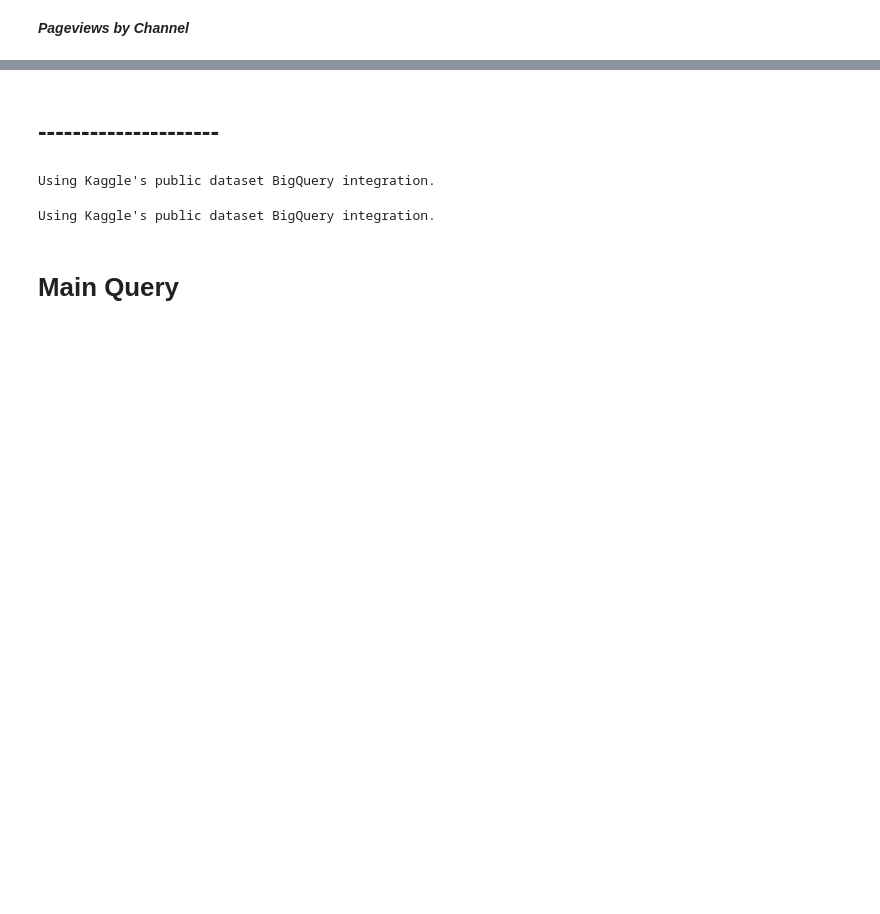
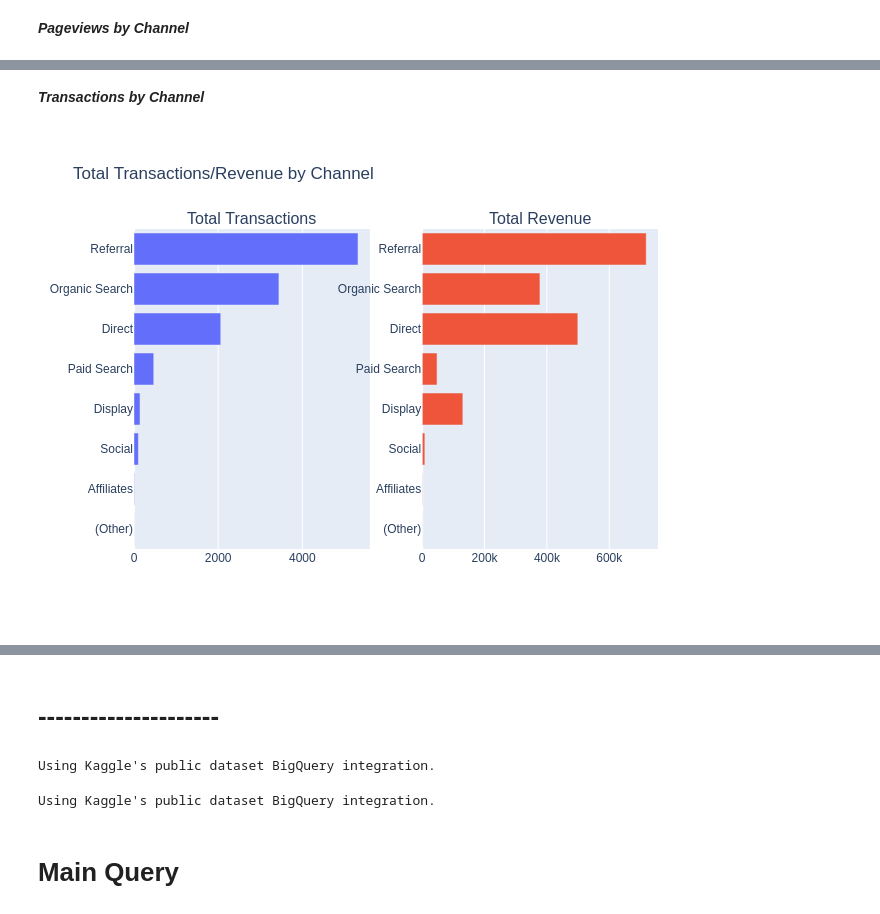
Before and after one commit to ganiosh92/DA-ecommerce-clickstream-analytics, a Jupyter notebook: ga-exploration.ipynb, the cells around one changed output, grey strips where cells are left out. Cells and saved outputs as stored; diff of their text form; code cells hidden in the pictures; blank space fills up the shorter version.

Commit message:
added kaleido to save plotly plots as .png

```diff
--- a/ga-exploration.ipynb
+++ b/ga-exploration.ipynb
@@ -117,0 +123,46 @@ fig.show()
+# %% [markdown]
+***Transactions by Channel***
+# %%
+#Calculate total transactions and total revenue by channel
+query = """
+            SELECT
+                channelGrouping as channel_grouping,
+                COUNT(DISTINCT hits.transaction.transactionId) as total_transactions,
+                SUM(hits.transaction.transactionRevenue)/1000000 as total_revenue
+            FROM `bigquery-public-data.google_analytics_sample.ga_sessions_*` as ga, UNNEST(ga.hits) as hits
+            WHERE _TABLE_SUFFIX BETWEEN '20160801' AND '20170801'
+            GROUP BY channelGrouping
+            ORDER BY total_transactions"""
+
+df = client.query(query).result().to_dataframe()
+df
+
+# VIZ
+
+#split the canvas into one row and two columns
+fig = sp.make_subplots(rows=1, cols=2, subplot_titles=['Total Transactions', 'Total Revenue'])
+
+# Add the first bar plot
+fig.add_trace(go.Bar(
+    x=df['total_transactions'],
+    y=df['channel_grouping'],
+    orientation='h',
+), row=1, col=1)
+
+# Add the second bar plot
+fig.add_trace(go.Bar(
+    x=df['total_revenue'],
+    y=df['channel_grouping'],
+    orientation='h',
+), row=1, col=2)
+
+# Update layout
+fig.update_layout(
+    title='Total Transactions/Revenue by Channel',
+    showlegend=False
+)
+
+# Show the plot
+fig.show(renderer = 'png')
+# %% [output]
+[figure, added]
```
Also changed, not shown: parts of 8 cells of this notebook.
